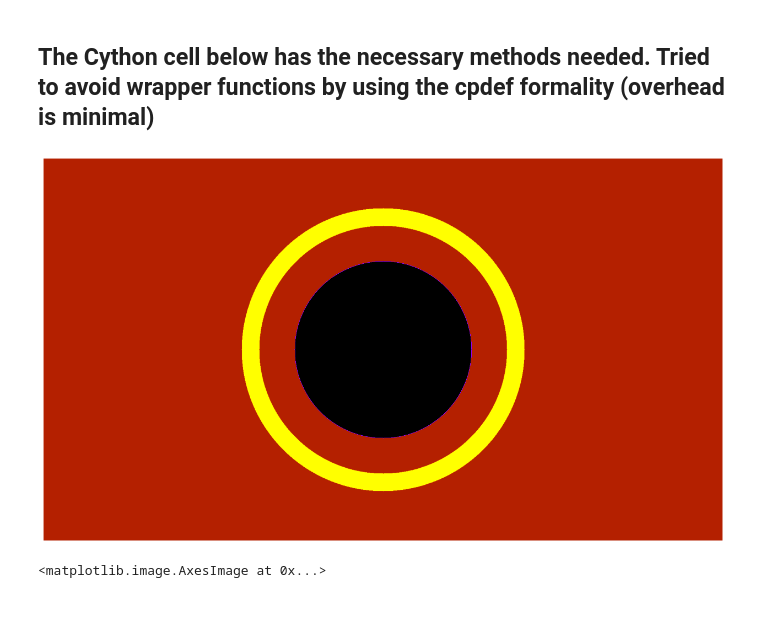
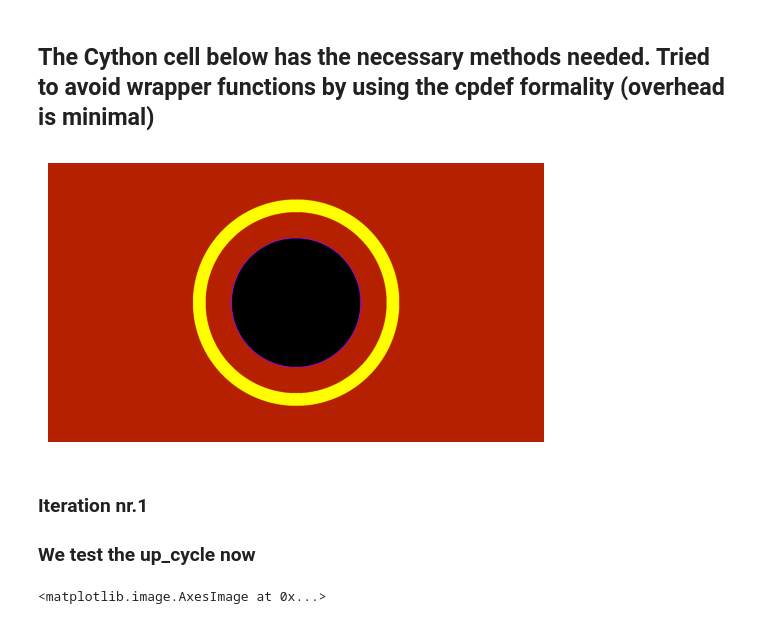
Before and after one commit to dcthecook/electrodynamics, a Jupyter notebook: CYTHON_Jacobi_Multiprocessed.ipynb, the cells around one changed output. Saved outputs shown, nothing was run; the diff lists cells and outputs as text; code cells hidden in the pictures.

```diff
--- a/CYTHON_Jacobi_Multiprocessed.ipynb
+++ b/CYTHON_Jacobi_Multiprocessed.ipynb
@@ -229,25 +229,28 @@ cpdef up_cycle_fx(double [:,:] matrix, double[:,:] mask, int total_samples, int
 # %%
 #create the cut wire example
 res = (1080, 1920) #The domain resolution.
 potential = np.zeros(res)
 mask = np.zeros(res, dtype=float)
 center_y, center_x = potential.shape[0]//2, potential.shape[1]//2
 radius = 400
 hollow_radius = 350
 small_radius = 250
 pot_val = 30.
 
 create_circle(potential, mask, center_x, center_y, radius, 30., 30., '<=')
 create_circle(potential, mask, center_x, center_y, hollow_radius, 0., 0, '<=')
 create_circle(potential, mask, center_x, center_y, small_radius, -30., -30., '<=')
-plt.figure(figsize = (16, 9))
 plt.axis('off')
 image = plt.imshow(potential)
 image.set_cmap('gnuplot')
 
 plt.show()
 # %% [output]
-[figure, old version]
+[figure, new version]
+# %% [markdown]
+### Iteration nr.1
+
+### We test the up_cycle now
 # %%
 testing = up_cycle(potential, mask, 8, 100, 0.5)
 # %%
```
Also changed, not shown: parts of 2 cells of this notebook.
